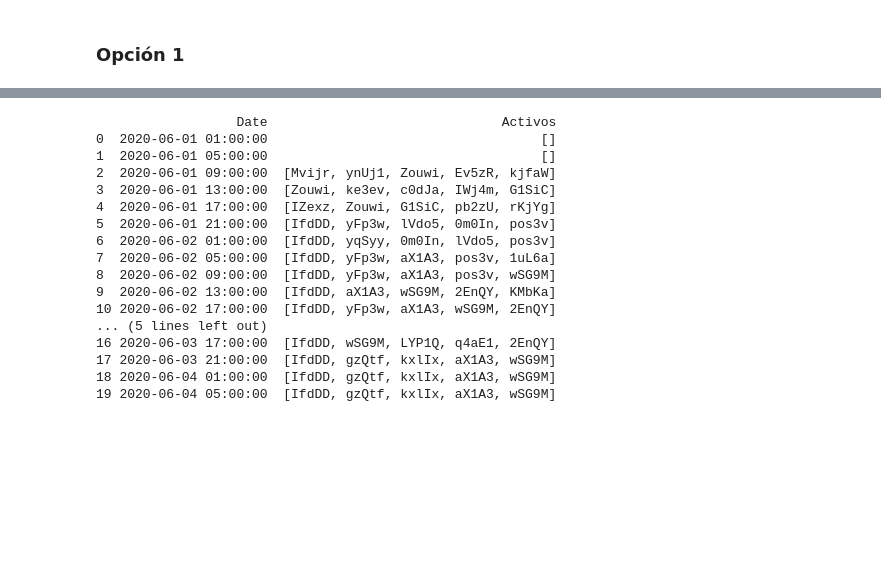
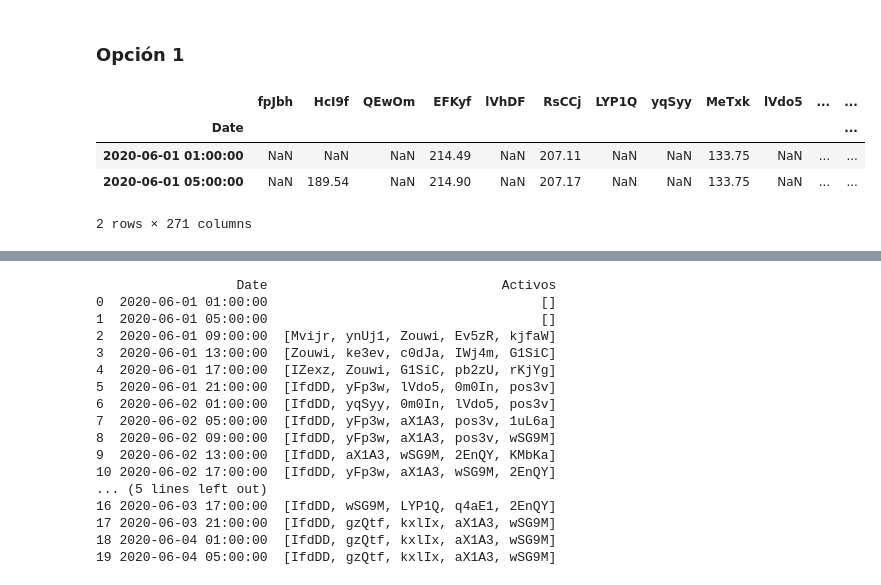
Before and after one commit to anruki/AthenAI_Competition, a Jupyter notebook: conversion_trades.ipynb, the cells around one changed output, grey strips where cells are left out. Cells and saved outputs as stored; diff of their text form; code cells hidden in the pictures; blank space fills up the shorter version.

```diff
--- a/conversion_trades.ipynb
+++ b/conversion_trades.ipynb
@@ -659,3 +295,14 @@ for algo in algs_benchmark:
 df_algoritmos.fillna(0, inplace=True)
 # %% [markdown]
 ### Opción 1
+# %%
+# df_algoritmos ya debe estar cargado
+# Aseguramos que 0 se interprete como "sin dato"
+df_prices = df_algoritmos.set_index("Date").replace(0, np.nan)
+df_prices.head(2)
+# %% [output]
+|  | fpJbh | HcI9f | QEwOm | EFKyf | lVhDF | RsCCj | LYP1Q | yqSyy | MeTxk | lVdo5 | ... | ... |
+| Date |  |  |  |  |  |  |  |  |  |  |  | ... |
+| 2020-06-01 01:00:00 | NaN | NaN | NaN | 214.49 | NaN | 207.11 | NaN | NaN | 133.75 | NaN | ... | ... |
+| 2020-06-01 05:00:00 | NaN | 189.54 | NaN | 214.90 | NaN | 207.17 | NaN | NaN | 133.75 | NaN | ... | ... |
+2 rows × 271 columns
```
Also changed, not shown: parts of 38 cells of this notebook.
